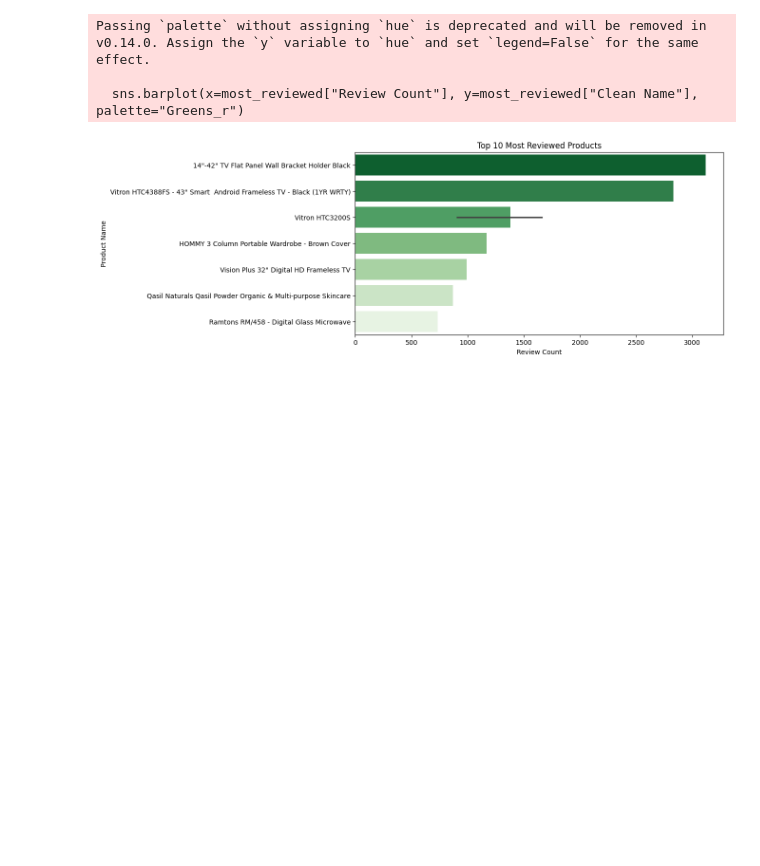
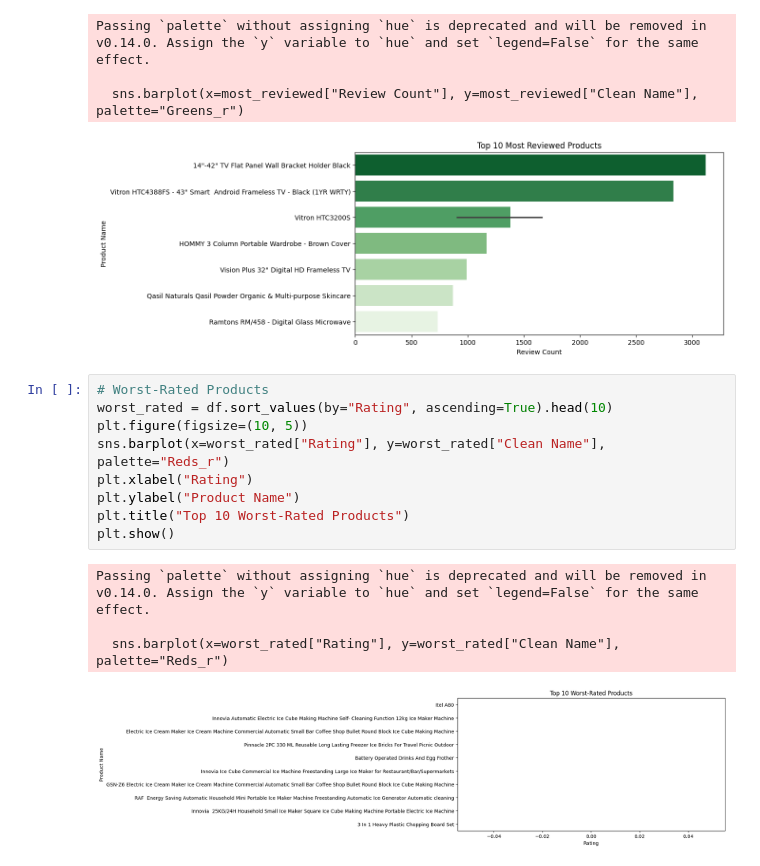
Before and after one commit to MwauraKai/pydata, a Jupyter notebook: capstone_project/jumia_scaper.ipynb, the cells around one changed output. Saved outputs shown, nothing was run; the diff lists cells and outputs as text; blank space fills up the shorter version.

```diff
--- a/capstone_project/jumia_scaper.ipynb
+++ b/capstone_project/jumia_scaper.ipynb
@@ -528,3 +528,17 @@ Passing `palette` without assigning `hue` is deprecated and will be removed in v
 
   sns.barplot(x=most_reviewed["Review Count"], y=most_reviewed["Clean Name"], palette="Greens_r")
 [figure]
+# %%
+# Worst-Rated Products
+worst_rated = df.sort_values(by="Rating", ascending=True).head(10)
+plt.figure(figsize=(10, 5))
+sns.barplot(x=worst_rated["Rating"], y=worst_rated["Clean Name"], palette="Reds_r")
+plt.xlabel("Rating")
+plt.ylabel("Product Name")
+plt.title("Top 10 Worst-Rated Products")
+plt.show()
+# %% [output]
+Passing `palette` without assigning `hue` is deprecated and will be removed in v0.14.0. Assign the `y` variable to `hue` and set `legend=False` for the same effect.
+
+  sns.barplot(x=worst_rated["Rating"], y=worst_rated["Clean Name"], palette="Reds_r")
+[figure, added]
```
Also changed, not shown: parts of 1 cell of this notebook.
